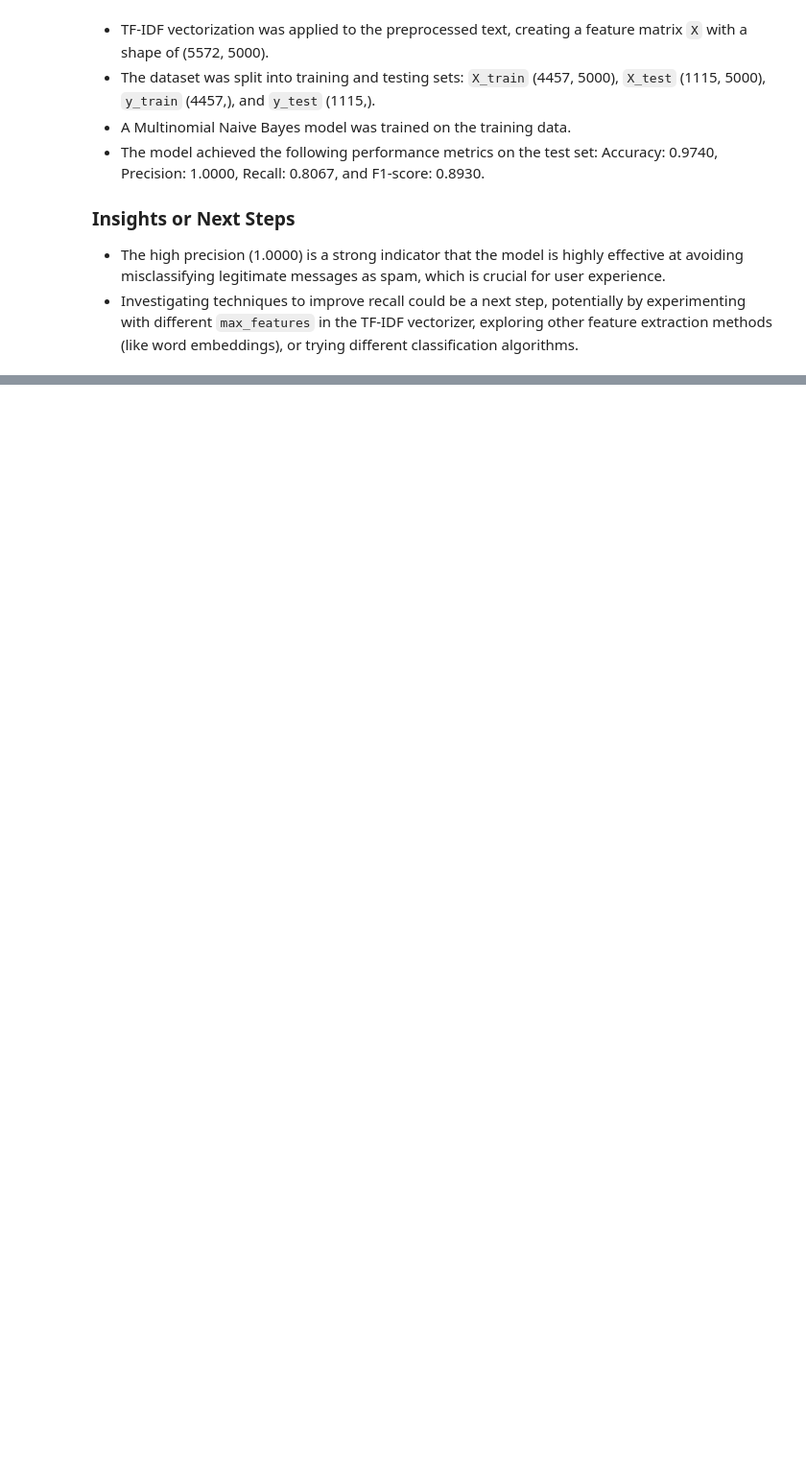
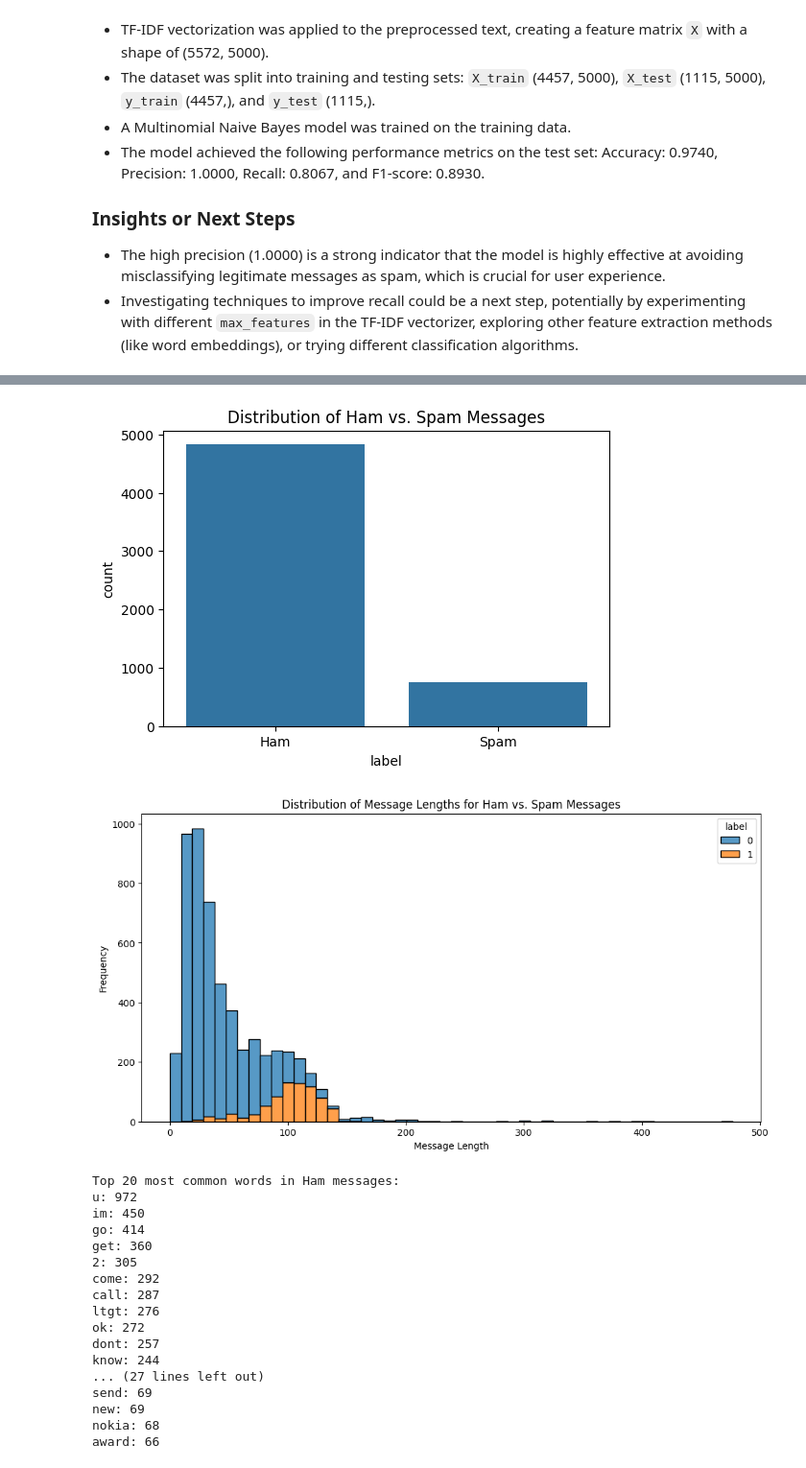
Before and after one commit to akshayaxhacker-12/CODSOFT, a Jupyter notebook: SPAM_SMS_DETECTION.ipynb, the cells around one changed output, grey strips where cells are left out. Shown: that part at 96% size. Cells and saved outputs as stored; diff of their text form; code cells hidden in the pictures; blank space fills up the shorter version.

```diff
--- a/SPAM_SMS_DETECTION.ipynb
+++ b/SPAM_SMS_DETECTION.ipynb
@@ -207,0 +219,5 @@ F1-score: 0.8930
+# %%
+df = pd.read_csv('spam.csv', encoding='latin-1')
+display(df.head())
+display(df.info())
+display(df.isnull().sum())
@@ -207,0 +259,12 @@ F1-score: 0.8930
+# %%
+# Drop unnecessary columns
+df = df.drop(['Unnamed: 2', 'Unnamed: 3', 'Unnamed: 4'], axis=1)
+
+# Rename columns
+df = df.rename(columns={'v1': 'label', 'v2': 'message'})
+
+# Convert labels to numerical
+df['label'] = df['label'].map({'ham': 0, 'spam': 1})
+
+display(df.head())
+display(df.info())
@@ -207,0 +333,62 @@ F1-score: 0.8930
+# %%
+import matplotlib.pyplot as plt
+import seaborn as sns
+import collections
+
+# Visualize the distribution of 'ham' vs. 'spam' messages
+plt.figure(figsize=(6, 4))
+sns.countplot(x='label', data=df)
+plt.title('Distribution of Ham vs. Spam Messages')
+plt.xticks([0, 1], ['Ham', 'Spam'])
+plt.show()
+
+# Calculate the length of preprocessed messages
+df['length'] = df['preprocessed_message'].apply(len)
+
+# Visualize the distribution of message lengths for ham and spam
+plt.figure(figsize=(12, 6))
+sns.histplot(data=df, x='length', hue='label', multiple='stack', bins=50)
+plt.title('Distribution of Message Lengths for Ham vs. Spam Messages')
+plt.xlabel('Message Length')
+plt.ylabel('Frequency')
+plt.show()
+
+# Separate messages by label
+ham_messages = df[df['label'] == 0]['preprocessed_message'].str.cat(sep=' ')
+spam_messages = df[df['label'] == 1]['preprocessed_message'].str.cat(sep=' ')
+
+# Count word frequencies
+ham_word_counts = collections.Counter(ham_messages.split())
+spam_word_counts = collections.Counter(spam_messages.split())
+
+# Get the most common words (top 20)
+top_ham_words = ham_word_counts.most_common(20)
+top_spam_words = spam_word_counts.most_common(20)
+
+print("Top 20 most common words in Ham messages:")
+for word, count in top_ham_words:
+    print(f"{word}: {count}")
+
+print("\nTop 20 most common words in Spam messages:")
+for word, count in top_spam_words:
+    print(f"{word}: {count}")
+# %% [output]
+[figure, added]
+[figure, added]
+Top 20 most common words in Ham messages:
+u: 972
+im: 450
+go: 414
+get: 360
+2: 305
+come: 292
+call: 287
+ltgt: 276
+ok: 272
+dont: 257
+know: 244
+... (27 lines left out)
+send: 69
+new: 69
+nokia: 68
+award: 66
```
Also changed, not shown: parts of 36 cells of this notebook.
